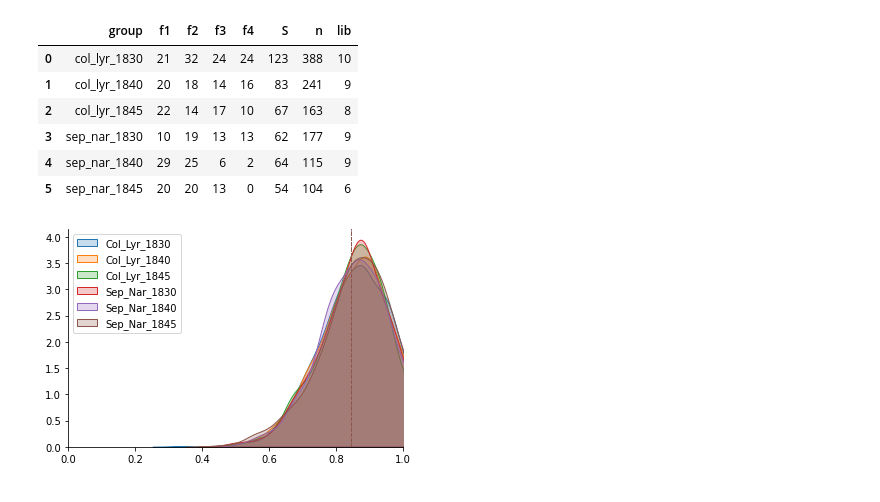
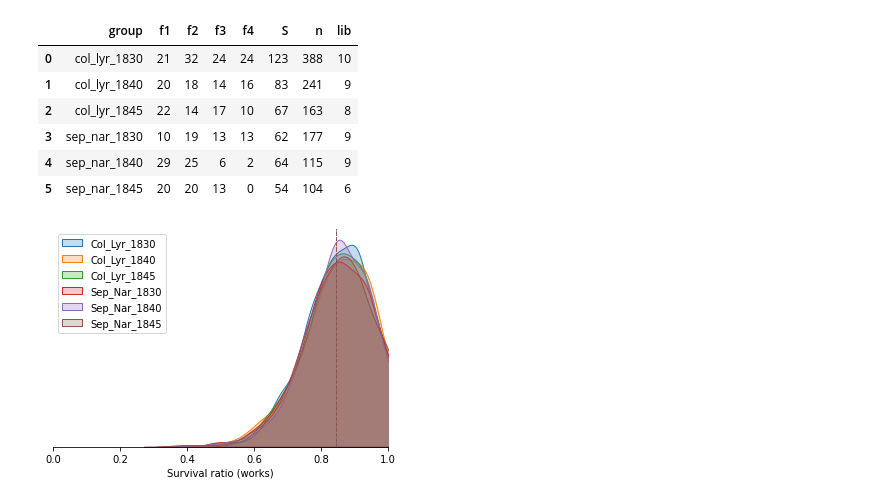
Before and after one commit to tonyamart/poetry_books, a Jupyter notebook: scr/03_1_copia_book genres.ipynb, the cells around one changed output. Drawn from its saved outputs; the diff is of its cells as text; code cells hidden in the pictures.

Commit message:
upd draft, add density plots

```diff
--- a/scr/03_1_copia_book genres.ipynb
+++ b/scr/03_1_copia_book genres.ipynb
@@ -353,8 +356,14 @@ for genre, df in groups_t.items():
 
 wsurvival_t = {}
 for genre, population in populations_t.items():
-    wsurvival[genre] = survival_ratio(population, method = 'chao1')
+    wsurvival_t[genre] = survival_ratio(population, method = 'chao1')
 # %%
-surv_density_w = multi_kde(wsurvival)
+surv_density_w_t = multi_kde(wsurvival_t)
+surv_density_w_t.set_xlabel('Survival ratio (works)')
+surv_density_w_t.set_yticklabels([])
+surv_density_w_t.tick_params(axis = 'y', which = 'both', left = False)
+surv_density_w_t.spines['left'].set_visible(False)
+
+plt.savefig("/Users/tonya/Documents/thesis1830s/22_02_poetry_collections_biblio/github_main/plots/02_work_surv_density_periods.pdf")
 # %% [output]
-[figure, old version]
+[figure, new version]
```
Also changed, not shown: parts of 3 cells of this notebook, 4 other files.
